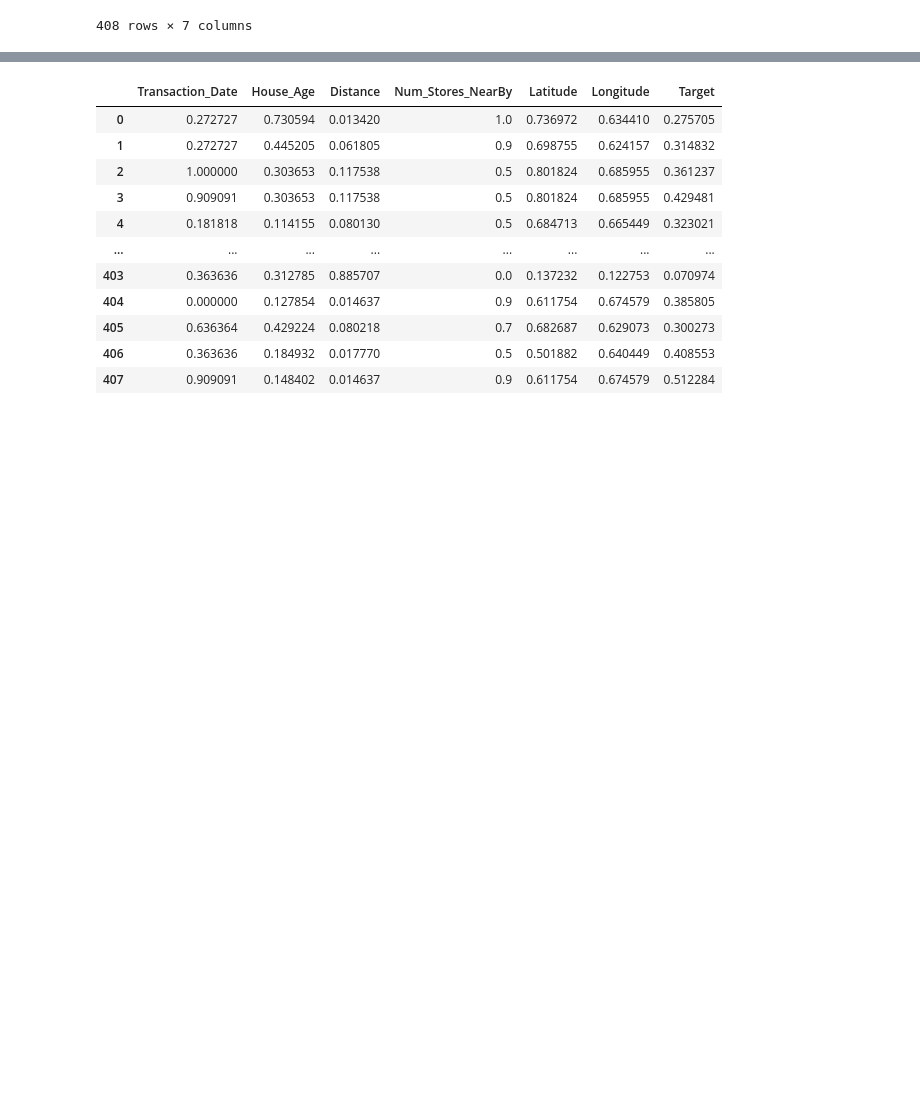
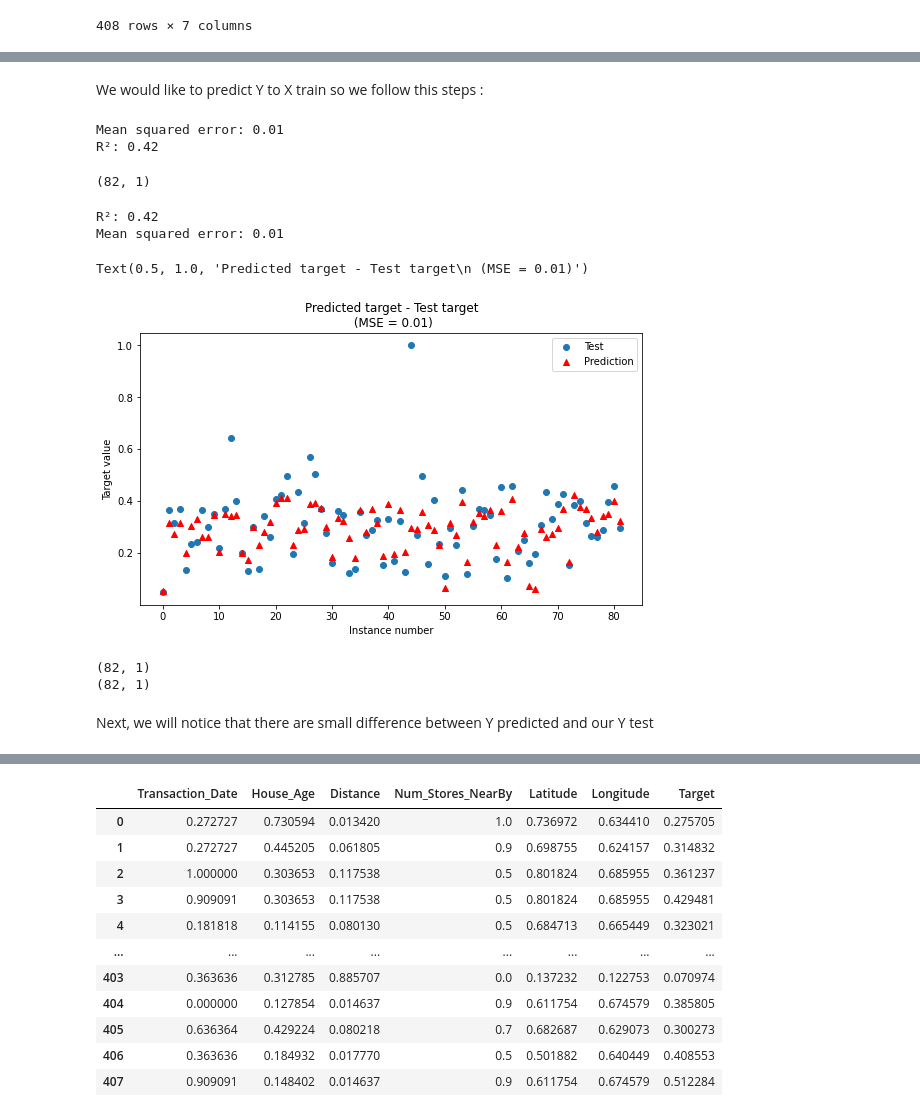
Before and after one commit to DunkMasterMehdi/Projet_ML, a Jupyter notebook: Regression/Regression.ipynb, the cells around one changed output, grey strips where cells are left out. Cells and saved outputs as stored; diff of their text form; code cells hidden in the pictures; blank space fills up the shorter version.

```diff
--- a/Regression/Regression.ipynb
+++ b/Regression/Regression.ipynb
@@ -657,0 +351,13 @@ pred_y_df[0:10]
+# %%
+Data1= pd.DataFrame(df2)
+
+#print(Data1)
+
+X0= np.ones((408,1)) # prepare the column X0 which contains only 1 in order to  add it to use it after
+#print(X0)
+
+X11= np.append(X0, Data1 , axis=1)
+#print(X11)
+
+data2=pd.DataFrame(X11, columns=['X0','Transaction_Date','House_Age','Distance','Num_Stores_NearBy','Latitude','Longitude','Target'])
+#print(data2)
@@ -657,0 +380,13 @@ pred_y_df[0:10]
+# %%
+#Spliting our Data2 into train data and test data and validation data
+#60% of the data will be used for training the model while 20% will be used for testing the model and 20% for the validation of our model .
+
+
+data_train =data2.sample(frac=0.6, random_state = 1)
+data_test = data2.drop(data_train.index)
+data_train.reset_index(drop=True,inplace=True)
+data_test.reset_index(drop=True,inplace=True)
+data_test1 = data_test.sample(frac=0.5, random_state = 1)
+data_valid = data_test.drop(data_test1.index)
+data_test1.reset_index(drop=True,inplace=True)
+data_valid.reset_index(drop=True,inplace=True)
@@ -657,0 +422,51 @@ pred_y_df[0:10]
+# %% [markdown]
+We would like to predict Y to X train so we follow this steps :
+# %%
+reg = LinearRegression()
+reg.fit(X_train[['X0','Transaction_Date','House_Age','Distance','Num_Stores_NearBy','Latitude','Longitude']], Y_train)
+y_predicted = reg.predict(X_test1[['X0','Transaction_Date','House_Age','Distance','Num_Stores_NearBy','Latitude','Longitude']])
+print("Mean squared error: %.2f" % mean_squared_error(Y_test1, y_predicted))#calculate MSE
+print('R²: %.2f' % r2_score(Y_test1, y_predicted))#calculate R²
+# %% [output]
+Mean squared error: 0.01
+R²: 0.42
+# %%
+ML =linear_model.LinearRegression()
+ML.fit(X_train, Y_train)
+y_pred= ML.predict(X_test1)
+#print(y_pred)
+print(y_pred.shape)
+# %% [output]
+(82, 1)
+# %%
+print('R²: %.2f' %r2_score(Y_test1,y_pred))
+print("Mean squared error: %.2f" % mean_squared_error(Y_test1, y_pred))
+# %% [output]
+R²: 0.42
+Mean squared error: 0.01
+# %%
+#Plotting the predicted Y and Y test
+plt.figure(figsize=(9, 5))
+plt.scatter(range(0, 82), Y_test1)
+plt.scatter(range(0, 82), y_predicted, marker = "^", color = "red")
+plt.legend(["Test", "Prediction"])
+plt.xlabel("Instance number")
+plt.ylabel("Target value")
+plt.title("Predicted target - Test target\n (MSE = 0.01)")
+# %% [output]
+Text(0.5, 1.0, 'Predicted target - Test target\n (MSE = 0.01)')
+[figure, added]
+# %%
+print(Y_test1.shape)
+print(y_pred.shape)
+
+y_testtt=Y_test1.iloc[:,-1]
+#print(y_testtt)
+y_prediction =pd.DataFrame(y_pred)
+y_predd=y_prediction.iloc[:,-1]
+#print(y_predd)
+# %% [output]
+(82, 1)
+(82, 1)
+# %% [markdown]
+Next, we will notice that there are small difference between Y predicted and our Y test
```
Also changed, not shown: parts of 71 cells of this notebook, 2 other files.
